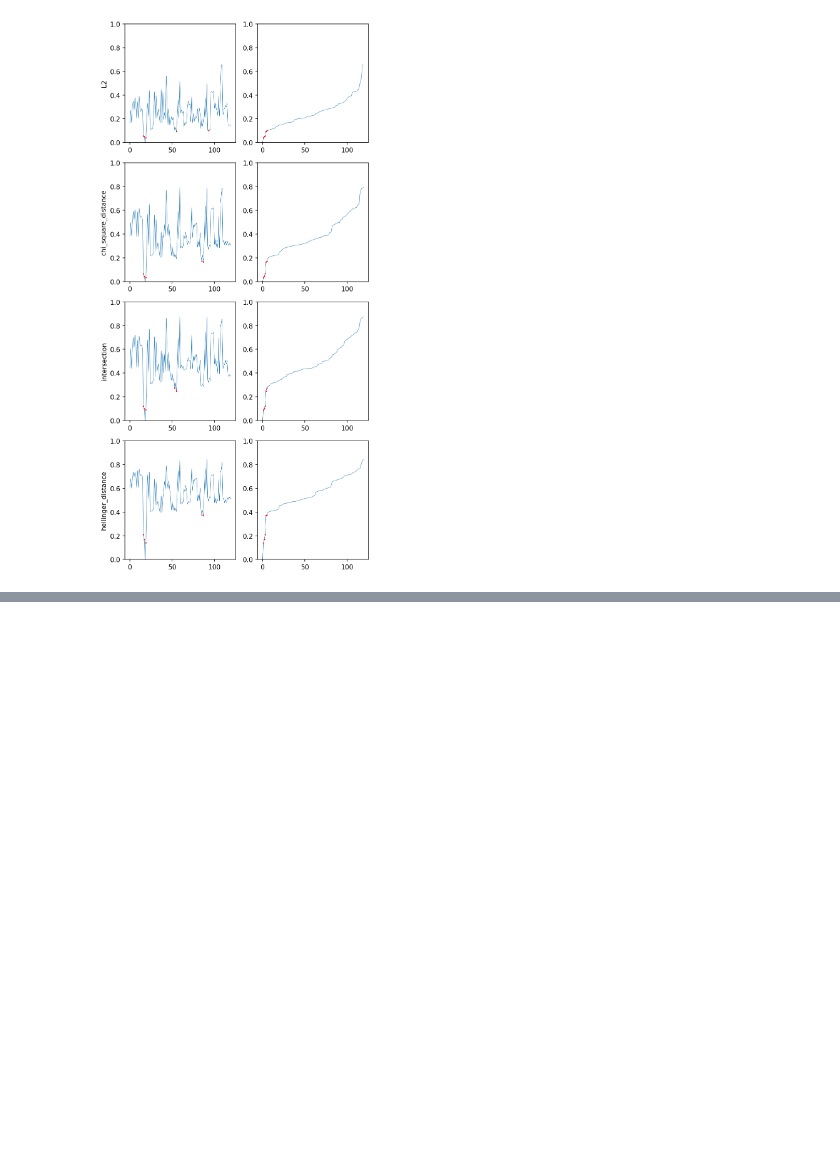
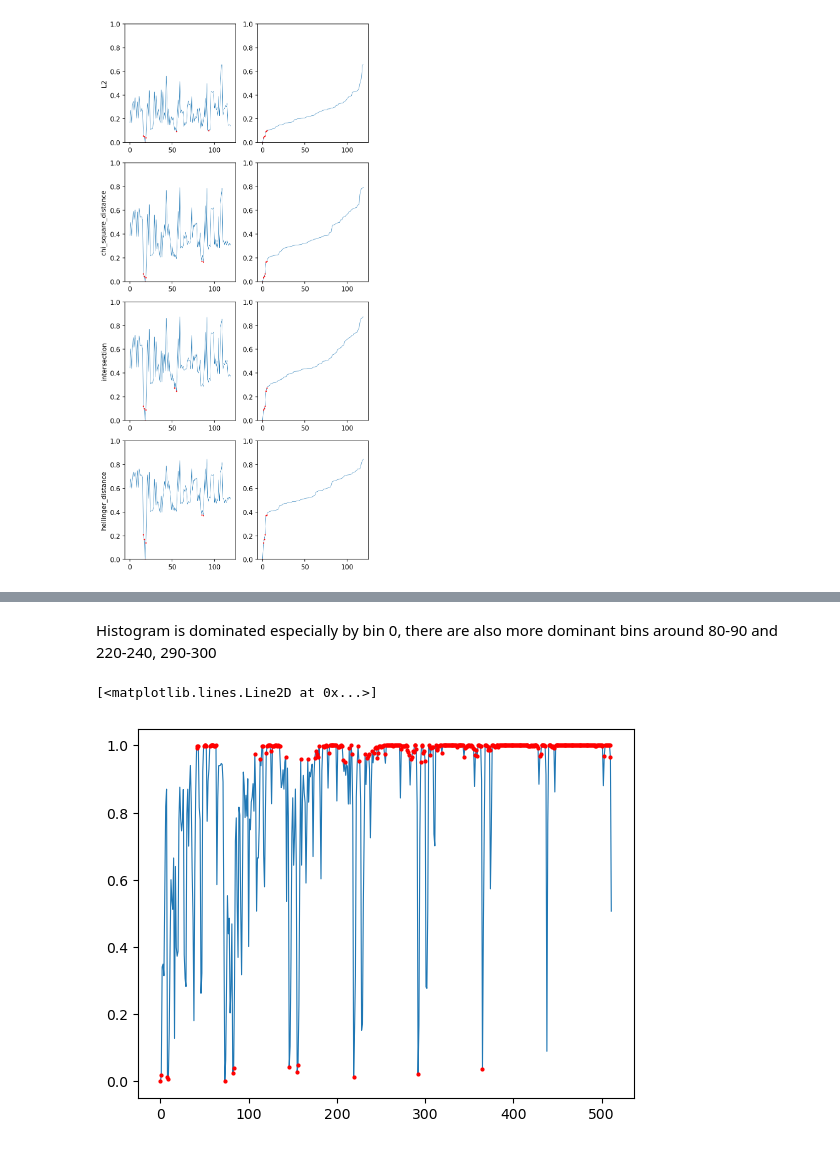
Before and after one commit to al-pi314/computer_vision, a Jupyter notebook: assigments/assigment2/solution.ipynb, the cells around one changed output, grey strips where cells are left out. Saved outputs shown, nothing was run; the diff lists cells and outputs as text; code cells hidden in the pictures; blank space fills up the shorter version.

```diff
--- a/assigments/assigment2/solution.ipynb
+++ b/assigments/assigment2/solution.ipynb
@@ -121,0 +130,15 @@ plt.tight_layout()
+# %% [markdown]
+Histogram is dominated especially by bin 0, there are also more dominant bins around 80-90 and 220-240, 290-300
+# %%
+scale_constant = 2
+scale_matrix = np.exp(-scale_constant * summed_histograms)
+
+min_difference = 0.05
+supressed_colors = np.where(scale_matrix.flat - scale_matrix.min() < min_difference)[0]
+emphasised_colors = np.where(scale_matrix.max() - scale_matrix.flat  < min_difference)[0]
+markers = np.concatenate((supressed_colors, emphasised_colors))
+
+plt.plot(range(scale_matrix.size), scale_matrix.flat, markevery=markers, mfc='red', mec='red', marker='o', ms=2, lw=0.8)
+# %% [output]
+[<matplotlib.lines.Line2D at 0x...>]
+[figure, added]
```
Also changed, not shown: parts of 8 cells of this notebook.
